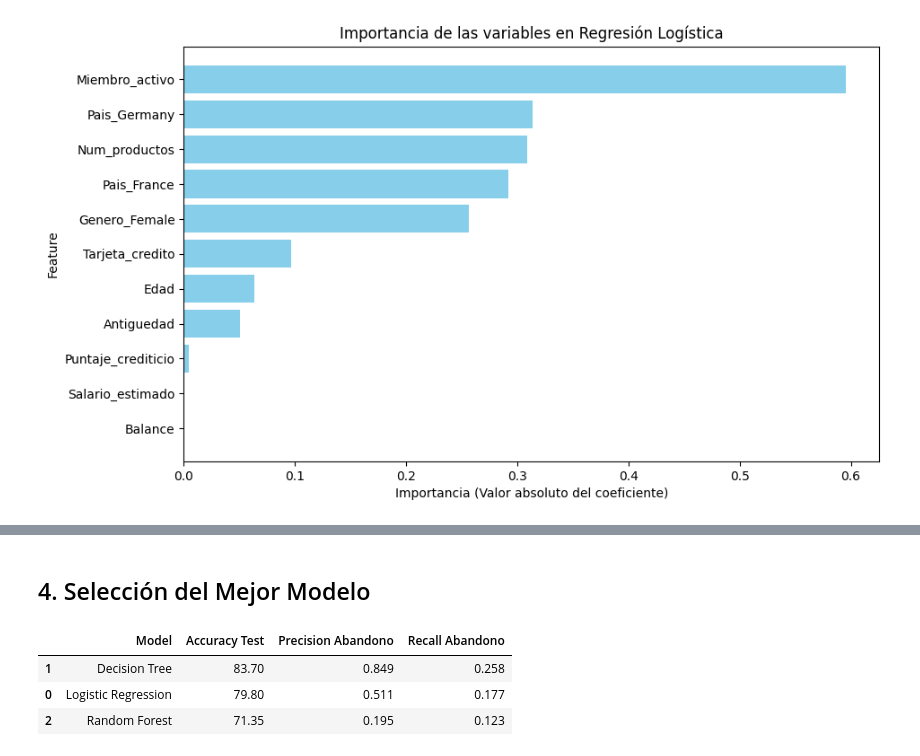
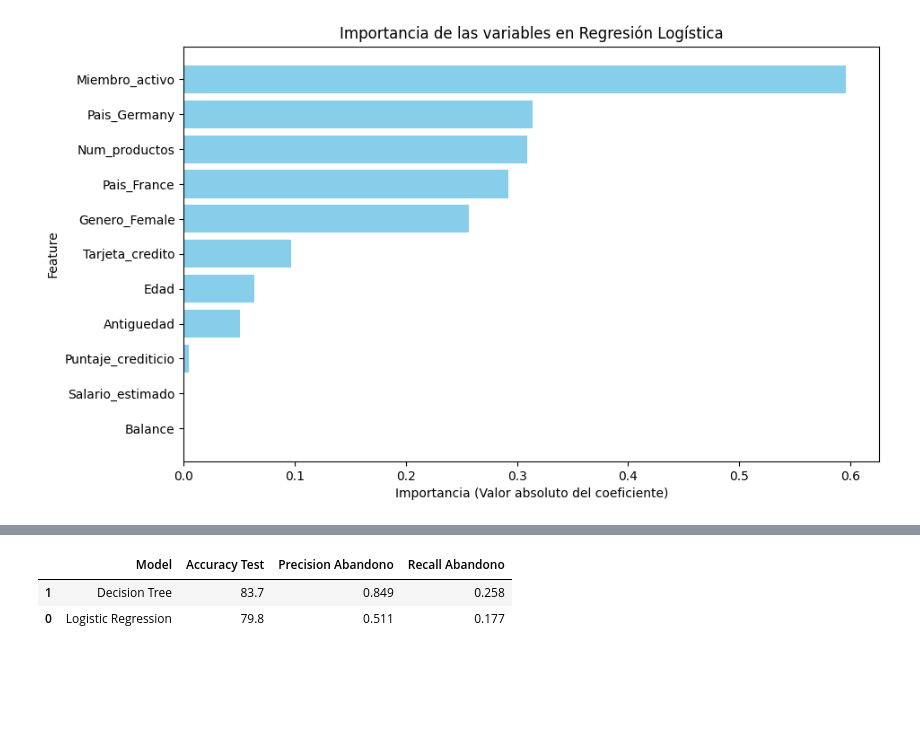
Before and after one commit to nivachasa/Reto_Bootcamp, a Jupyter notebook: Reto_Bootcamp.ipynb, the cells around one changed output, grey strips where cells are left out. Saved outputs shown, nothing was run; the diff lists cells and outputs as text; code cells hidden in the pictures; blank space fills up the shorter version.

```diff
--- a/Reto_Bootcamp.ipynb
+++ b/Reto_Bootcamp.ipynb
@@ -1017,5 +973,3 @@ Número de productos: indica qué tan diversificada es la relación del cliente
-# %% [markdown]
-## 4. Selección del Mejor Modelo
 # %%
 # Métricas para Regresión Logística
 metrics_lr = compute_metrics(y2_prueba, y_pred_prueba_lr)
@@ -1028,16 +979,15 @@ metrics_rf = compute_metrics(y_prueba, y_pred_prueba_rf)
 # %%
 # Creación de un DataFrame unificado con las métricas de cada modelo construido
 models_summary = pd.DataFrame({
-    'Model': ['Logistic Regression',  'Decision Tree', 'Random Forest'],
-    'Accuracy Test': [metrics_lr['accuracy'][0], metrics_dt['accuracy'][0], metrics_rf['accuracy'][0]],
-    'Precision Abandono': [metrics_lr['precision'][0], metrics_dt['precision'][0], metrics_rf['precision'][0]],
-    'Recall Abandono': [metrics_lr['recall'][0], metrics_dt['recall'][0], metrics_rf['recall'][0]]
+    'Model': ['Logistic Regression',  'Decision Tree'],
+    'Accuracy Test': [metrics_lr['accuracy'][0], metrics_dt['accuracy'][0]],
+    'Precision Abandono': [metrics_lr['precision'][0], metrics_dt['precision'][0]],
+    'Recall Abandono': [metrics_lr['recall'][0], metrics_dt['recall'][0]]
 })
 
 # Ordenar el DataFrame por la columna de Recall
 models_summary.sort_values(by='Recall Abandono', ascending=False)
 # %% [output]
 |  | Model | Accuracy Test | Precision Abandono | Recall Abandono |
-| 1 | Decision Tree | 83.70 | 0.849 | 0.258 |
-| 0 | Logistic Regression | 79.80 | 0.511 | 0.177 |
-| 2 | Random Forest | 71.35 | 0.195 | 0.123 |
+| 1 | Decision Tree | 83.7 | 0.849 | 0.258 |
+| 0 | Logistic Regression | 79.8 | 0.511 | 0.177 |
```
Also changed, not shown: parts of 36 cells of this notebook.
